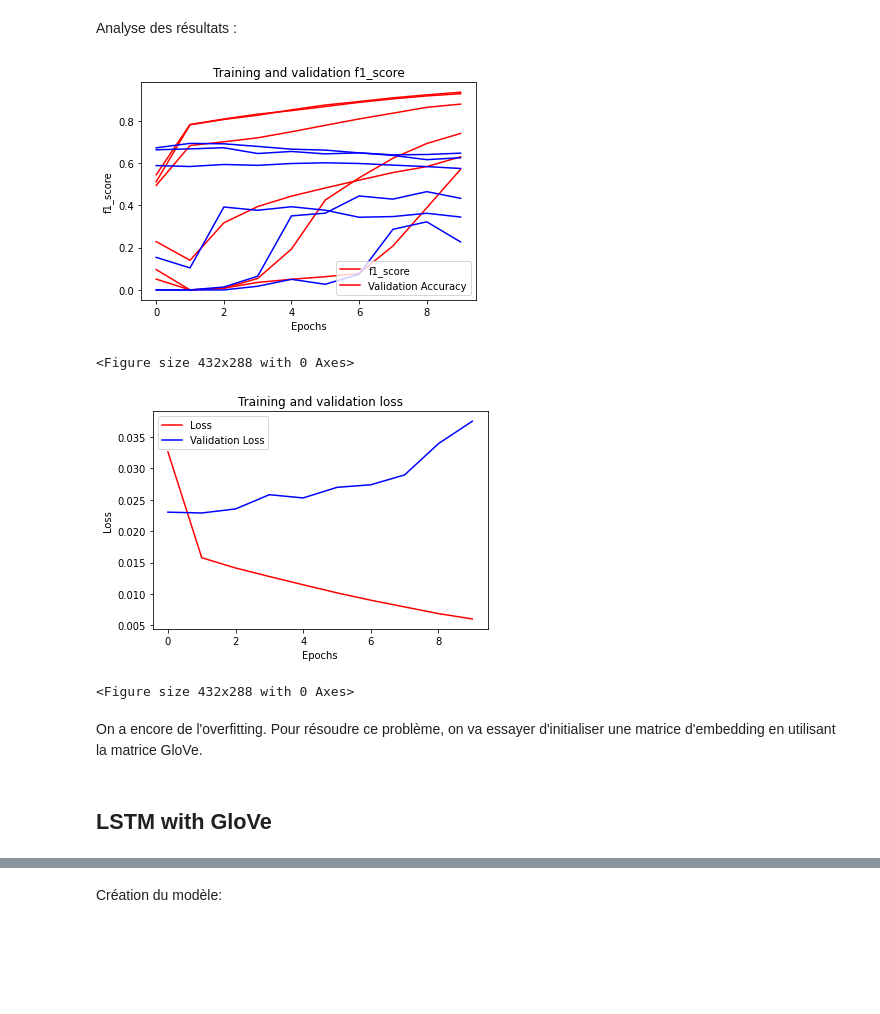
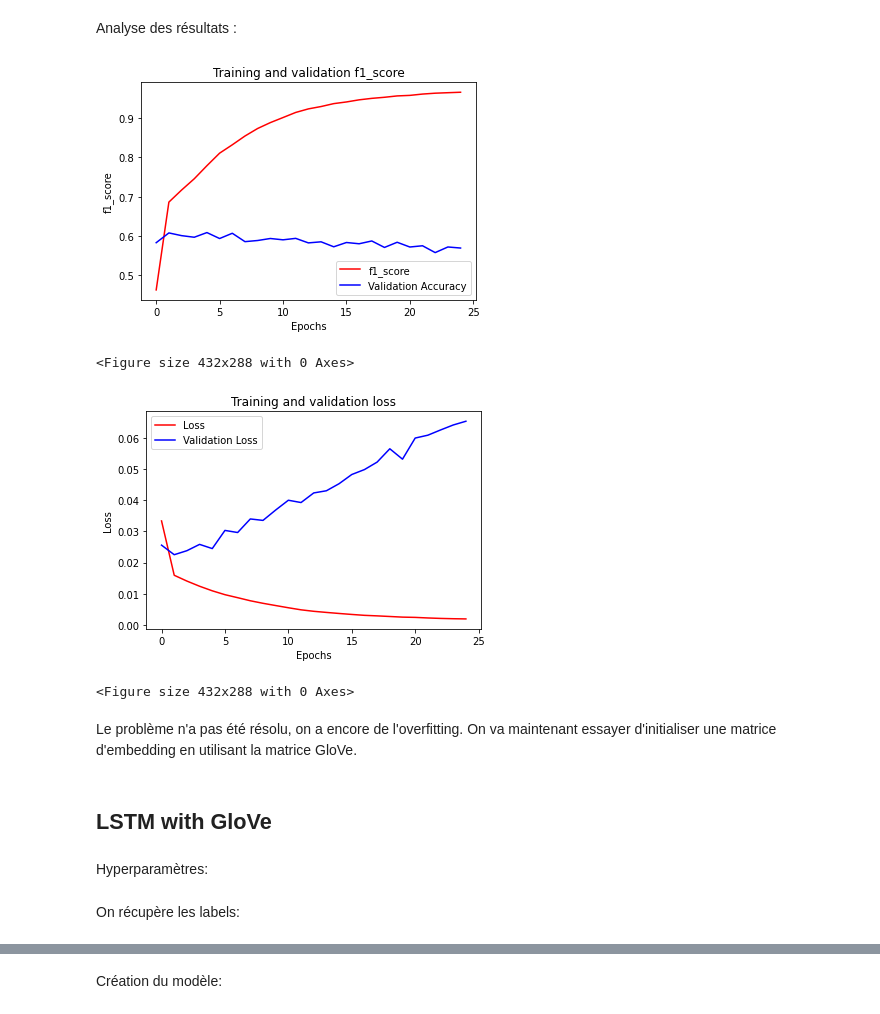
Before and after one commit to Giraud-Pierre/Toxic_Comment_classification, a Jupyter notebook: Classification_commentaires_toxiques_2.ipynb, the cells around one changed output, grey strips where cells are left out. Saved outputs shown, nothing was run; the diff lists cells and outputs as text; code cells hidden in the pictures; blank space fills up the shorter version.

```diff
--- a/Classification_commentaires_toxiques_2.ipynb
+++ b/Classification_commentaires_toxiques_2.ipynb
@@ -982,0 +970,8 @@ On voit ici que la précision et la perte sur les données de validation diminue
+# %%
+embedding_dim = 100    # Dimensions used for glove6b100
+max_length = 20        # Maximum size of a tweet
+trunc_type='post'      # Truncates the tweet if it is longer than max_length
+padding_type='post'    # Adds padding to the end of the tweet if it is shorter than max_length
+oov_tok = "<OOV>"      # Token "<OOV>" replaces words that are not part of the vocabulary (Out Of Vocabulary)
+training_size=len(training_data)
+test_portion=.025
@@ -996,7 +996,7 @@ test_sequences = tokenizer.texts_to_sequences([*test_data['comment_text']])
 # %% [markdown]
 On sépare les vecteurs des données d'entraînement de celles des données de test
 # %%
-num_epochs = 10
+num_epochs = 25
 
 training_padded = np.array(pad_sequences(training_sequences, maxlen=max_length, padding=padding_type, truncating=trunc_type))
 training_labels = np.array(training_labels)
@@ -1041,7 +1041,7 @@ _________________________________________________________________
 # %% [markdown]
 Compilation du modèle en utilisant le f1_score et les classes wieghts:
 # %%
-model.compile(loss='binary_crossentropy',optimizer='adam',metrics=F1Score(6, threshold = 0.5), loss_weights = class_weights)
+model.compile(loss='binary_crossentropy',optimizer='adam',metrics=F1Score(6, threshold = 0.5, average = 'weighted'), loss_weights = class_weights)
 # %% [markdown]
 Entraînement du modèle en utilisant un callback pour sauvegarder les modèles pour pouvoir les réutiliser plus tard:
 # %%
@@ -1052,7 +1052,7 @@ history = model.fit(training_padded,
                       batch_size = 256,
                       verbose=1,
                       callbacks = ModelCheckpoint(
-                          '/content/drive/MyDrive/NLP_4A/Projet/Model/lstm_class_weights_{0}_{1}.h5'.format(epochs,val_loss),
+                          '/content/drive/MyDrive/NLP_4A/Projet/Model/lstm_class_weights-{epoch:02d}-{val_loss:.2f}.h5',
                           save_best_only = True, verbose=0, mode='auto', save_freq='epoch'))
 
 print("Training Complete")
@@ -1081,44 +1081,46 @@ Analyse des résultats :
 # Retrieve a list of list results on training and test data
 # sets for each training epoch
 #-----------------------------------------------------------
-acc=history.history['f1_score']
-val_acc=history.history['val_f1_score']
+f1=history.history['f1_score']
+val_f1=history.history['val_f1_score']
 loss=history.history['loss']
 val_loss=history.history['val_loss']
 
-epochs=range(len(acc)) # Get number of epochs
+epochs=range(len(f1)) # Get number of epochs
 
 #------------------------------------------------
 # Plot training and validation accuracy per epoch
 #------------------------------------------------
-plt.plot(epochs, acc, 'r')
-plt.plot(epochs, val_acc, 'b')
+plt.plot(epochs, f1, 'r')
+plt.plot(epochs, f1, 'b')
 plt.title('Training and validation f1_score')
 plt.xlabel("Epochs")
 plt.ylabel("f1_score")
 plt.legend(["f1_score", "Validation Accuracy"])
 
 plt.figure()
 plt.show()
 
 #------------------------------------------------
 # Plot training and validation loss per epoch
 #------------------------------------------------
 plt.plot(epochs, loss, 'r')
 plt.plot(epochs, val_loss, 'b')
 plt.title('Training and validation loss')
 plt.xlabel("Epochs")
 plt.ylabel("Loss")
 plt.legend(["Loss", "Validation Loss"])
 
 plt.figure()
 plt.show()
 # %% [output]
-[figure, old version]
+[figure, new version]
 <Figure size 432x288 with 0 Axes>
-[figure, old version]
+[figure, new version]
 <Figure size 432x288 with 0 Axes>
 # %% [markdown]
-On a encore de l'overfitting. Pour résoudre ce problème, on va essayer d'initialiser une matrice d'embedding en utilisant la matrice GloVe.
+Le problème n'a pas été résolu, on a encore de l'overfitting. On va maintenant essayer d'initialiser une matrice d'embedding en utilisant la matrice GloVe.
 # %% [markdown]
 ## LSTM with GloVe
+# %% [markdown]
+Hyperparamètres:
@@ -1124,0 +1135,2 @@ On a encore de l'overfitting. Pour résoudre ce problème, on va essayer d'initi
+# %% [markdown]
+On récupère les labels:
```
Also changed, not shown: parts of 117 cells of this notebook.
